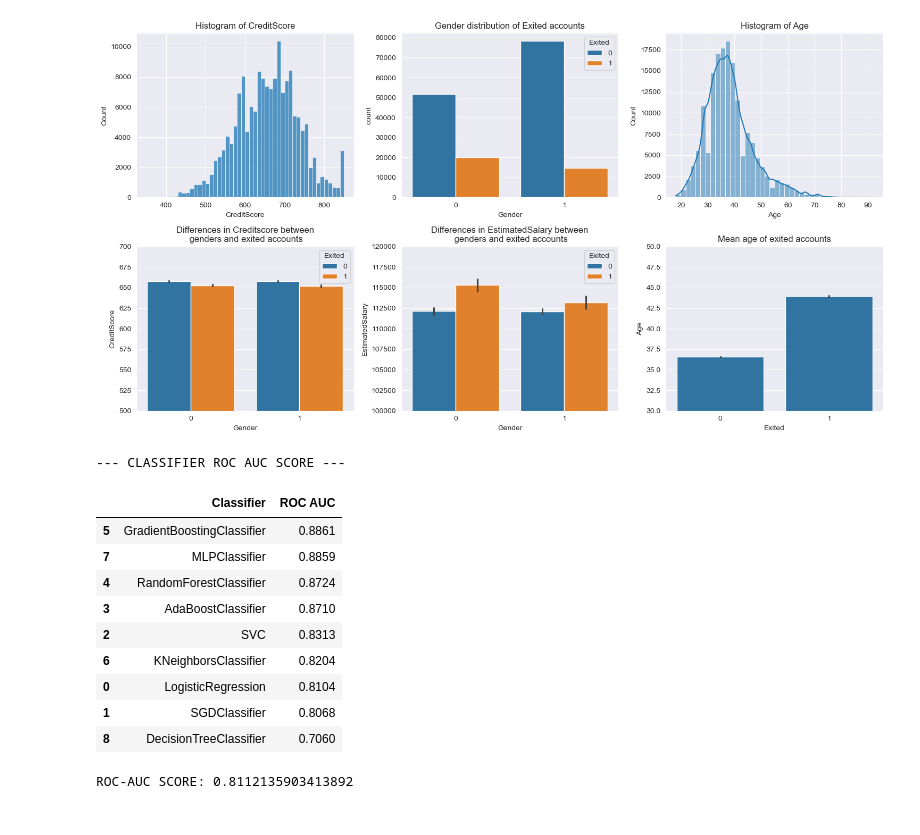
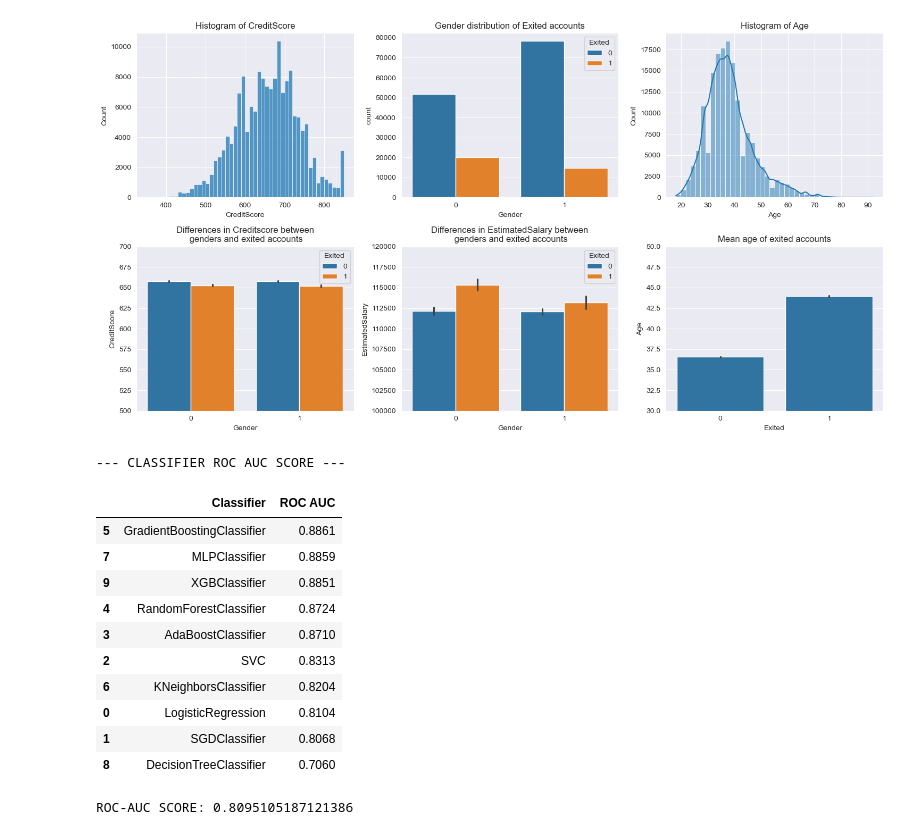
Before and after one commit to pimPijnenburg/Data-Science-Practice, a Jupyter notebook: bank_churn/bank.ipynb, the cells around one changed output. Drawn from its saved outputs; the diff is of its cells as text; code cells hidden in the pictures.

Commit message:
new classifier predictions
tried both xgboost and gradientboosting, no real progress yet

```diff
--- a/bank_churn/bank.ipynb
+++ b/bank_churn/bank.ipynb
@@ -103,40 +103,43 @@ from sklearn.ensemble import AdaBoostClassifier, RandomForestClassifier, Gradien
 from sklearn.neighbors import KNeighborsClassifier
 from sklearn.neural_network import MLPClassifier
 from sklearn.tree import DecisionTreeClassifier
+from xgboost import XGBClassifier
 
 classifiers = [LogisticRegression(random_state= 1),
                SGDClassifier(random_state= 1), SVC(random_state= 1, probability= True),
                AdaBoostClassifier(algorithm= 'SAMME', random_state= 1),
                RandomForestClassifier(random_state= 1),
                GradientBoostingClassifier(random_state= 1),
                KNeighborsClassifier(),
                MLPClassifier(max_iter= 1000, random_state= 1),
-               DecisionTreeClassifier(random_state= 1)
+               DecisionTreeClassifier(random_state= 1),
+               XGBClassifier(random_state = 1)
 ]
 
 print('--- CLASSIFIER ROC AUC SCORE ---')
 classifier_dict = dict()
 for clf in classifiers:
     clf_name = clf.__class__.__name__
     try:
         clf.fit(X_train, y_train)
         if hasattr(clf, "predict_proba"):
             y_val_prob = clf.predict_proba(X_val)[:, 1]
         else:
             y_val_prob = clf.decision_function(X_val)
 
         score = round(roc_auc_score(y_val, y_val_prob), 4)
         classifier_dict[clf_name] = score
     except Exception as e:
         print(f"Failed to train {clf_name}: {e}")
 
 score_df = pd.DataFrame(list(classifier_dict.items()), columns=['Classifier', 'ROC AUC']).sort_values(by='ROC AUC', ascending=False)
 score_df
 # %% [output]
 --- CLASSIFIER ROC AUC SCORE ---
 |  | Classifier | ROC AUC |
 | 5 | GradientBoostingClassifier | 0.8861 |
 | 7 | MLPClassifier | 0.8859 |
+| 9 | XGBClassifier | 0.8851 |
 | 4 | RandomForestClassifier | 0.8724 |
 | 3 | AdaBoostClassifier | 0.8710 |
 | 2 | SVC | 0.8313 |
@@ -149,16 +152,16 @@ score_df
 
 import xgboost as xgb
 
-clf = xgb.XGBClassifier(random_state = 1,
+xgb = xgb.XGBClassifier(random_state = 1,
                         eval_metric = 'auc'
 )
 
 try:
-    clf.fit(X_train, y_train)
-    pred = clf.predict(X_val)
+    xgb.fit(X_train, y_train)
+    pred = xgb.predict(X_val)
     print(f'ROC-AUC SCORE: {roc_auc_score(pred, y_val)}')
 except ValueError as e:
    print(e)
 # %% [output]
-ROC-AUC SCORE: 0.8112135903413892
+ROC-AUC SCORE: 0.8095105187121386
 # %%
```
Also changed, not shown: parts of 3 cells of this notebook, 1 other file.
